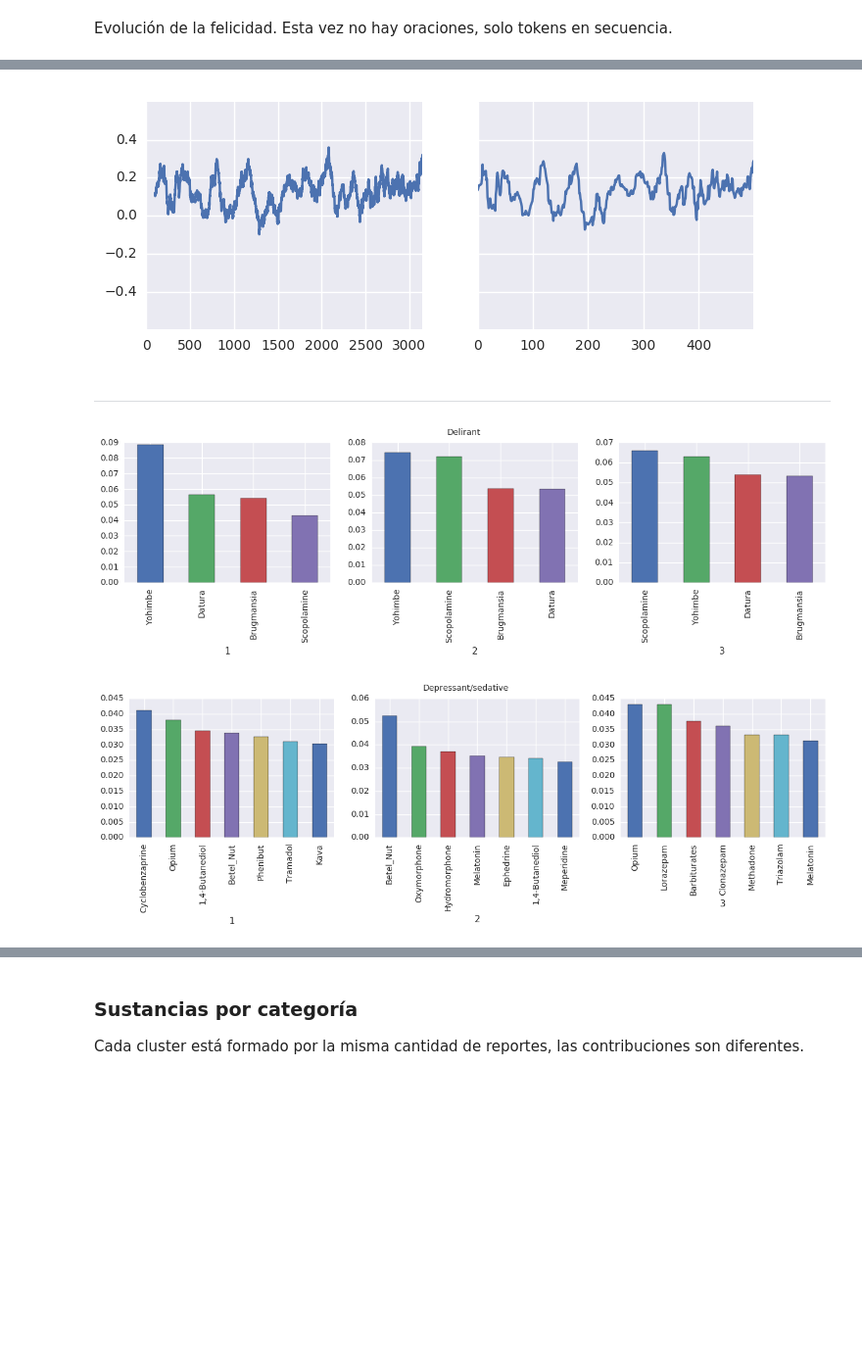
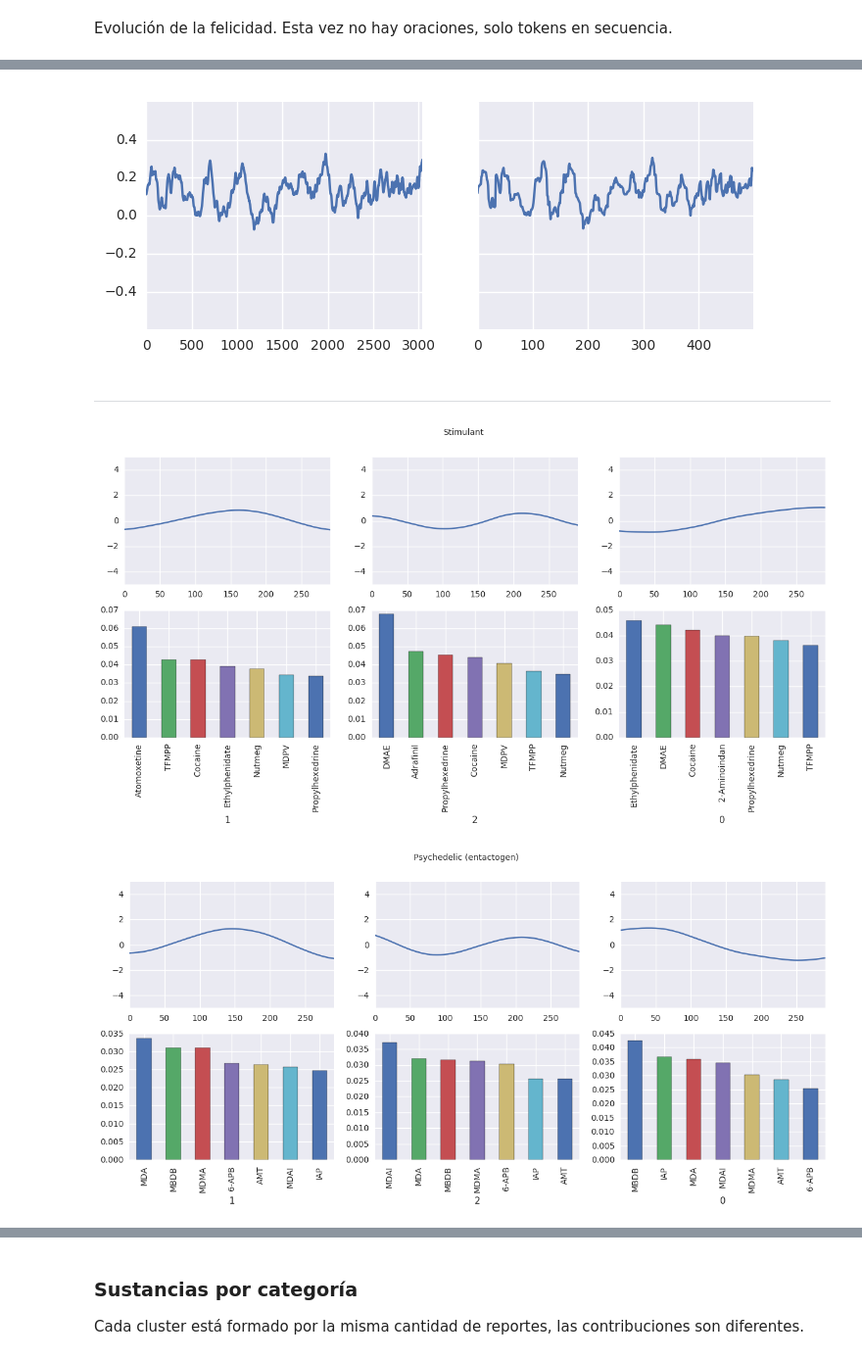
Before and after one commit to matiasbattocchia/tesis, a Jupyter notebook: Tesis.ipynb, the cells around one changed output, grey strips where cells are left out. Shown at 98% size. Cells and saved outputs as stored; diff of their text form; code cells hidden in the pictures; blank space fills up the shorter version.

```diff
--- a/Tesis.ipynb
+++ b/Tesis.ipynb
@@ -361,6 +371,6 @@ ero_analizar_subsample(1100)
 # %%
-ero_analizar_subsample(2200)
+analizar_subsample(2200)
 # %% [output]
-[figure, old version]
+[figure, new version]
 # %% [markdown]
 ----
@@ -387,23 +377,48 @@ svds = grupos.felicidad_raices.apply(ero_obtener_svd)
+# %%
+LONGITUD_MÍNIMA = 508
+
+erowid_categorías_lm = erowid_categorías[erowid_categorías.longitud >= LONGITUD_MÍNIMA].copy()
+# %%
+for i, exp in erowid_categorías_lm.iterrows():
+    erowid_categorías_lm.loc[i, 'felicidad_raíces_normalizada'] = Aseries(subsample(suavizado(exp.felicidad_raíces.serie)))
+# %%
+from sklearn.decomposition import TruncatedSVD
+
+grupos = erowid_categorías_lm.groupby('principal')
+# %%
+svds = {}
+
+for categoría, grupo in grupos:
+    matriz = pd.DataFrame( { k:v.felicidad_raíces_normalizada.serie for k,v in grupo.iterrows() } )
+
+    svds[categoría] = {}
+    svds[categoría]['M'] = TruncatedSVD(n_components=9, n_iter=7, random_state=42)
+    svds[categoría]['U'] = pd.DataFrame(svds[i]['M'].fit_transform(matriz))
 # %%
-for categoría, svd in svds.iteritems():
-    fig, axes = plt.subplots(1,3, figsize=(15,3))
+for categoría, svd in svds.items():
+    fig, axes = plt.subplots(2,3, figsize=(15,6))
     fig.suptitle(categoría)
 
     grupo = grupos.get_group(categoría)
-    #grupo.droga.value_counts(sort=False).plot(kind='pie', ax=axes[0], radius=0.8)
-    #axes[0].set_ylabel('Soporte')
 
-    for i, curva in enumerate(svd.components_):
-        if i == 0:
-            continue
+
+    paradigmas = svd['U'][[1,2,3]]
+
+    for i, paradigma in enumerate(paradigmas):
+        suavizado(paradigmas[paradigma]).plot(ylim=(-5,5), legend=False, ax=axes[0][i-1])
+
+
+    componentes = svd['M'].components_[[1,2,3]]
+
+    for i, curva in enumerate(componentes):
 
         m = pd.DataFrame(
             index=grupo.droga.values,
             data=abs(curva)
-        ).reset_index() #.nlargest(20,0)
+        ).reset_index()
 
-        m.groupby('index')[0].mean().nlargest(7).plot(kind='bar', ax=axes[i-1])
-        axes[i-1].set_xlabel(i)
+        m.groupby('index')[0].mean().nlargest(7).plot(kind='bar', ax=axes[1][i-1])
+        axes[1][i-1].set_xlabel(i)
 # %% [output]
-[figure, old version]
+[figure, new version]
-[figure, old version]
+[figure, new version]
```
Also changed, not shown: parts of 79 cells of this notebook.
